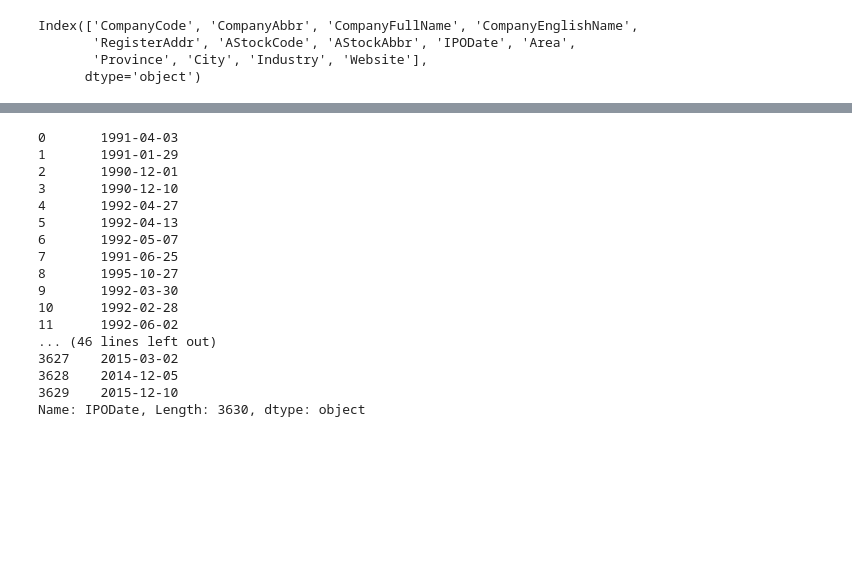
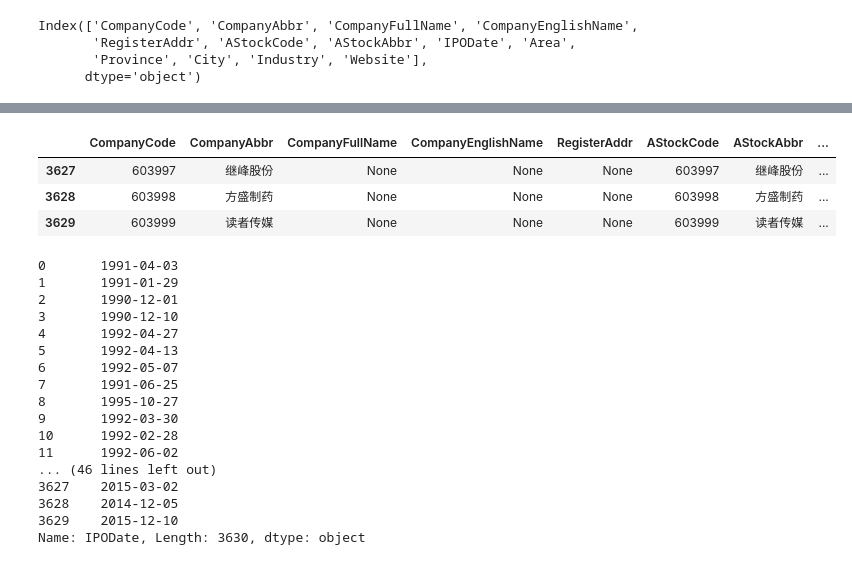
Before and after one commit to DerekLoveCC/Writings, a Jupyter notebook: Fintech_Wechat/Code/Pandas/PandasBaseKnowledge.ipynb, the cells around one changed output, grey strips where cells are left out. Saved outputs shown, nothing was run; the diff lists cells and outputs as text; code cells hidden in the pictures; blank space fills up the shorter version.

```diff
--- a/Fintech_Wechat/Code/Pandas/PandasBaseKnowledge.ipynb
+++ b/Fintech_Wechat/Code/Pandas/PandasBaseKnowledge.ipynb
@@ -161,3 +143,10 @@ Index(['CompanyCode', 'CompanyAbbr', 'CompanyFullName', 'CompanyEnglishName',
+# %%
+database_df.tail(3)
+# %% [output]
+|  | CompanyCode | CompanyAbbr | CompanyFullName | CompanyEnglishName | RegisterAddr | AStockCode | AStockAbbr | ... |
+| 3627 | 603997 | 继峰股份 | None | None | None | 603997 | 继峰股份 | ... |
+| 3628 | 603998 | 方盛制药 | None | None | None | 603998 | 方盛制药 | ... |
+| 3629 | 603999 | 读者传媒 | None | None | None | 603999 | 读者传媒 | ... |
 # %%
 database_df['IPODate']
 # %% [output]
```
Also changed, not shown: parts of 22 cells of this notebook, 6 other files.
